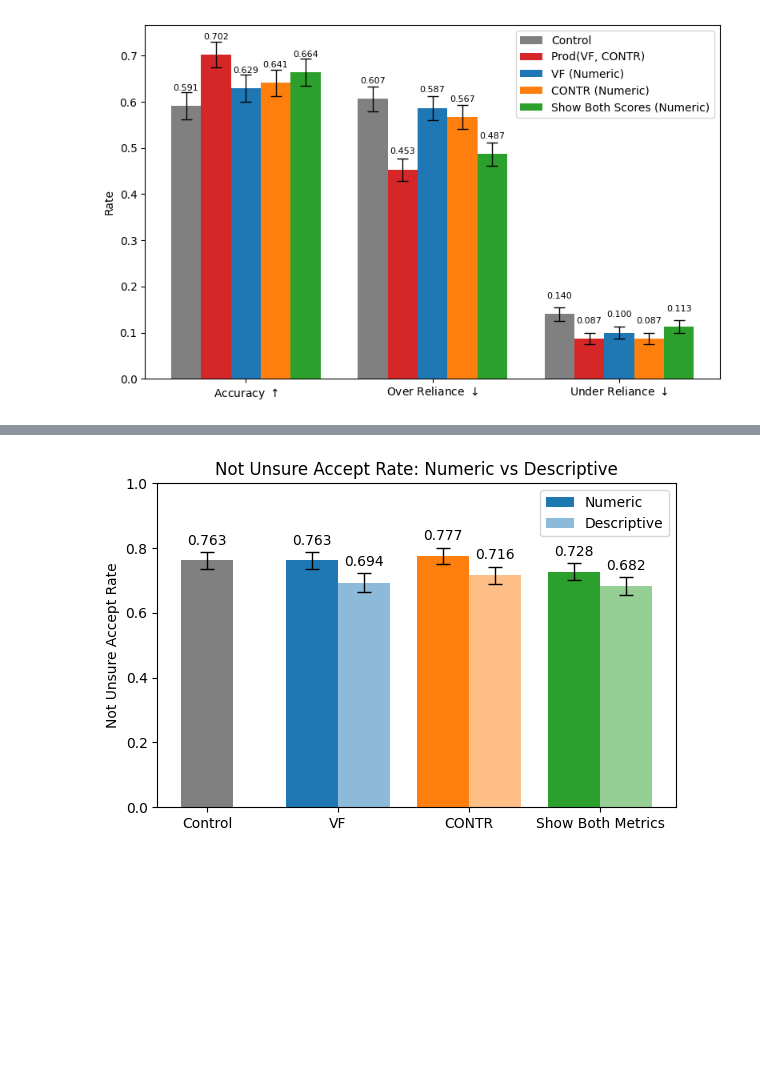
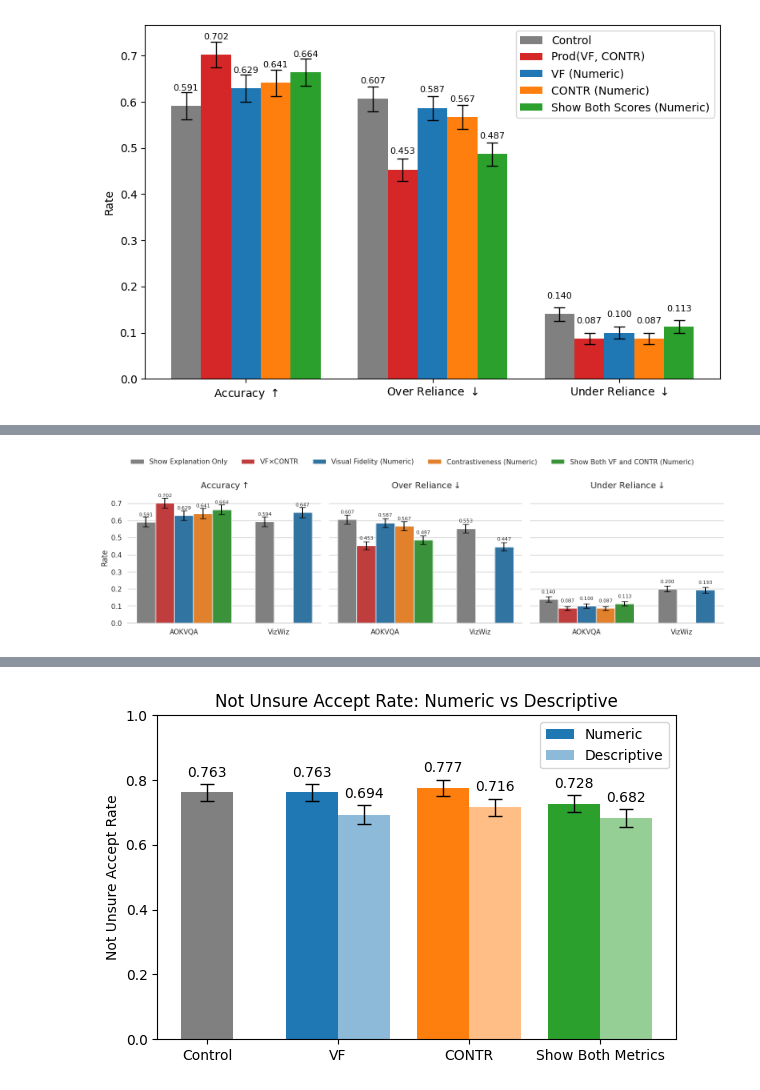
Before and after one commit to Keyu-He/vlm-rationale-study, a Jupyter notebook: src_analysis/UserStudyAnalysis.ipynb, the cells around one changed output, grey strips where cells are left out. Drawn from its saved outputs; the diff is of its cells as text; code cells hidden in the pictures; blank space fills up the shorter version.

```diff
--- a/src_analysis/UserStudyAnalysis.ipynb
+++ b/src_analysis/UserStudyAnalysis.ipynb
@@ -1553,0 +1783,94 @@ plt.show()
+# %%
+import pandas as pd
+import seaborn as sns
+import matplotlib.pyplot as plt
+from matplotlib.ticker import FixedLocator, FixedFormatter
+
+def base_cond(label):
+    return label.replace(" (VizWiz)", "")
+
+metrics      = ['NotUnsureAcc', 'False Acp Rate', 'False Rej Rate']
+se_cols      = ['NotUnsureAcc SE', 'FalseAcp SE', 'FalseRej SE']
+metric_names = [r'Accuracy$\uparrow$', r'Over Reliance$\downarrow$', r'Under Reliance$\downarrow$']
+
+records = []
+for var, human in zip(num_setting_variants, num_setting_names):
+    grp = 'VizWiz' if 'vizwiz' in var else 'AOKVQA'
+    cond = base_cond(human)
+    for m, se, lab in zip(metrics, se_cols, metric_names):
+        records.append({
+            'Condition': cond,
+            'Group':     grp,
+            'Metric':    lab,
+            'Rate':      summary_df.loc[var, m],
+            'SE':        summary_df.loc[var, se]
+        })
+df = pd.DataFrame(records)
+
+variant_palette = {}
+for var, human in zip(num_setting_variants, num_setting_names):
+    cond = base_cond(human)
+    if cond not in variant_palette:        # keep first encounter
+        key = var.split('_')[0]
+        variant_palette[cond] = group_colors.get(key, 'gray')
+
+sns.set_theme(style="whitegrid")
+g = sns.FacetGrid(df, col="Metric", sharey=True, height=4, aspect=1.2)
+
+g.map_dataframe(
+    sns.barplot,
+    x="Group", y="Rate", hue="Condition",
+    palette=variant_palette,
+    errorbar=None                    # or ci=None if you’re on seaborn<0.12
+)
+
+# manually overlay the SE errorbars & labels in each facet
+for ax in g.axes.flat:
+    # extract the metric for this facet
+    metric = ax.get_title().split(' = ')[-1]
+    sub = df[df.Metric == metric]
+
+    for patch, (_, row) in zip(ax.patches, sub.iterrows()):
+        x = patch.get_x() + patch.get_width()/2
+        y = patch.get_height()
+        ax.errorbar(x, y, yerr=row.SE, capsize=5, ecolor='black')
+        ax.text(x, y + 0.03, f"{y:.3f}",
+                ha='center', va='bottom', fontsize=8)
+
+    # clean up each subplot
+    ax.set_xlabel("")            # we’ll rely on the minor ticks for “AOKVQA/VizWiz”
+    ax.set_ylabel("Rate")
+    ax.set_xticks([0,0.8])         # remove the major ticks
+    ax.set_xticklabels(['AOKVQA', 'VizWiz'])
+    ax.set_title(metric, fontsize=14)
+
+# remove the individual axes’ legends
+g.despine(left=True)
+for ax in g.axes.flat:
+    leg = ax.get_legend()
+    if leg is not None:
+        leg.remove()
+
+
+# ...and add one legend
+handles, labels = ax.get_legend_handles_labels()
+rename_and_filter_labels = {
+    'Control': 'Show Explanation Only',
+    'Prod(VF, CONTR)': r'VF$\times$CONTR',
+    'VF (Numeric)': "Visual Fidelity (Numeric)",
+    'CONTR (Numeric)': "Contrastiveness (Numeric)",
+    'Show Both Metrics (Numeric)': 'Show Both VF and CONTR (Numeric)',
+}
+# Filter handles and labels
+handles = [h for h, l in zip(handles, labels) if l in rename_and_filter_labels]
+labels = [rename_and_filter_labels[l] for l in labels if l in rename_and_filter_labels]
+g.figure.legend(handles, labels,
+             loc='upper center',
+             ncol=len(labels),
+             frameon=False,
+             bbox_to_anchor=(0.5, 1.08))
+
+plt.tight_layout(rect=[0,0,1,0.96])
+plt.show()
+# %% [output]
+[figure, added]
```
Also changed, not shown: parts of 6 cells of this notebook.
